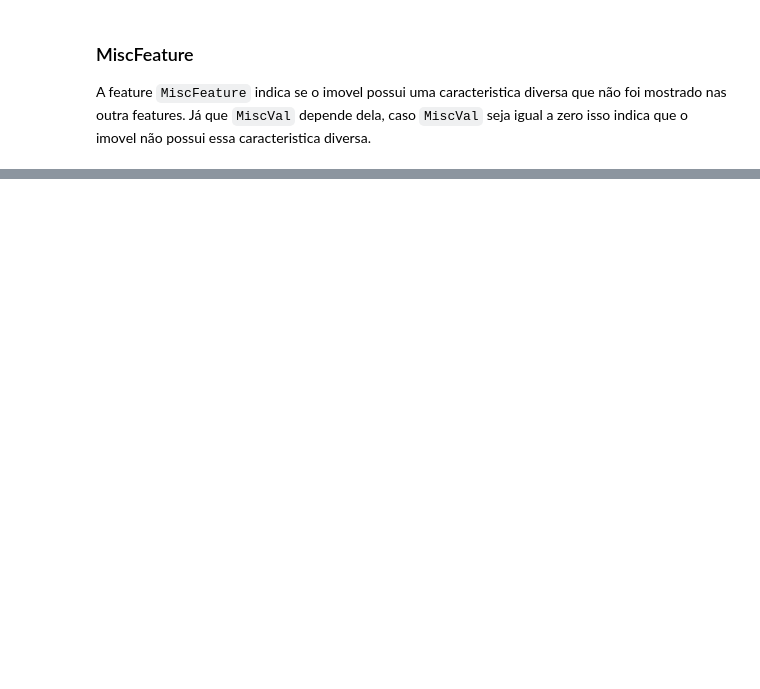
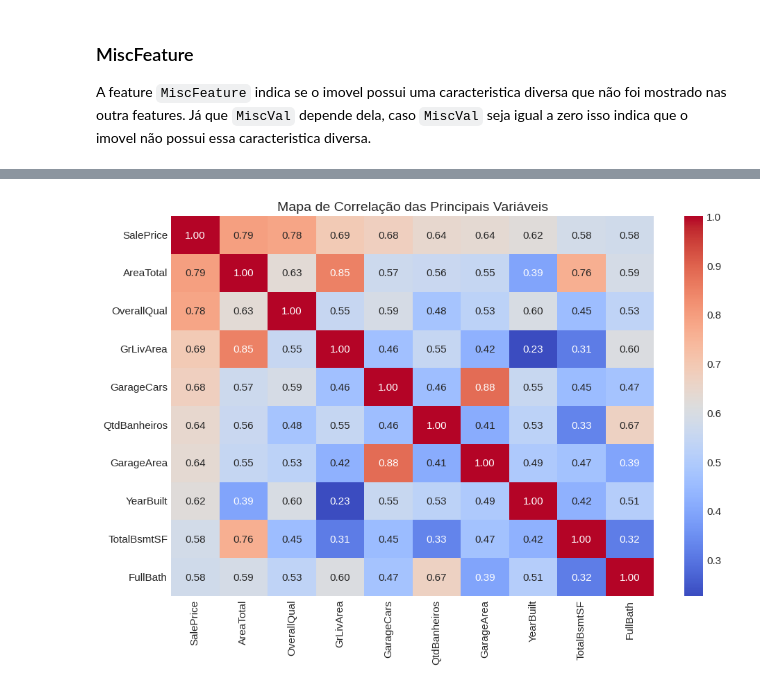
Before and after one commit to AlvesAlbano/ames-housing-aprendizado-maquina, a Jupyter notebook: eda.ipynb, the cells around one changed output, grey strips where cells are left out. Cells and saved outputs as stored; diff of their text form; code cells hidden in the pictures; blank space fills up the shorter version.

```diff
--- a/eda.ipynb
+++ b/eda.ipynb
@@ -497,0 +967,16 @@ df_treino.to_csv("./data/treino_norm.csv",index=False)
+# %%
+principais = corr.index[:10]
+
+plt.figure(figsize=(10,7))
+sns.heatmap(
+    # df_treino[principais].corr("pearson"),
+    df_treino[principais].corr(),
+    cmap="coolwarm",
+    annot=True,
+    fmt=".2f"
+)
+plt.title("Mapa de Correlação das Principais Variáveis")
+plt.tight_layout()
+plt.show()
+# %% [output]
+[figure, added]
```
Also changed, not shown: parts of 93 cells of this notebook, 13 other files.
